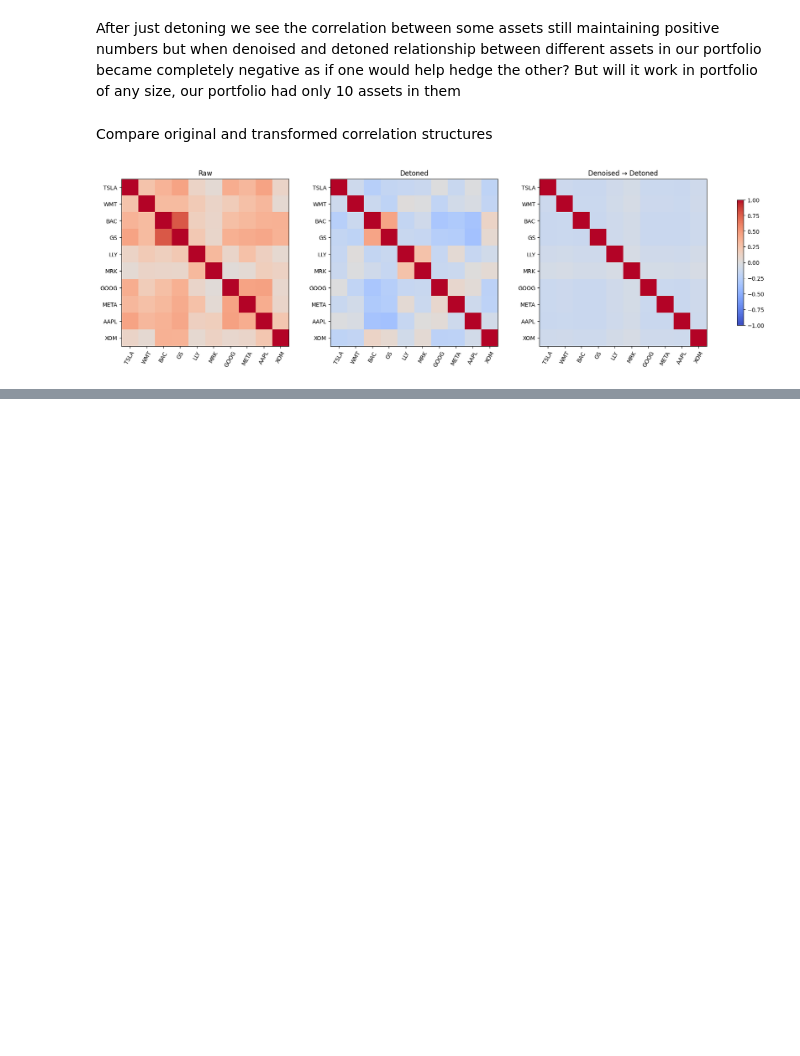
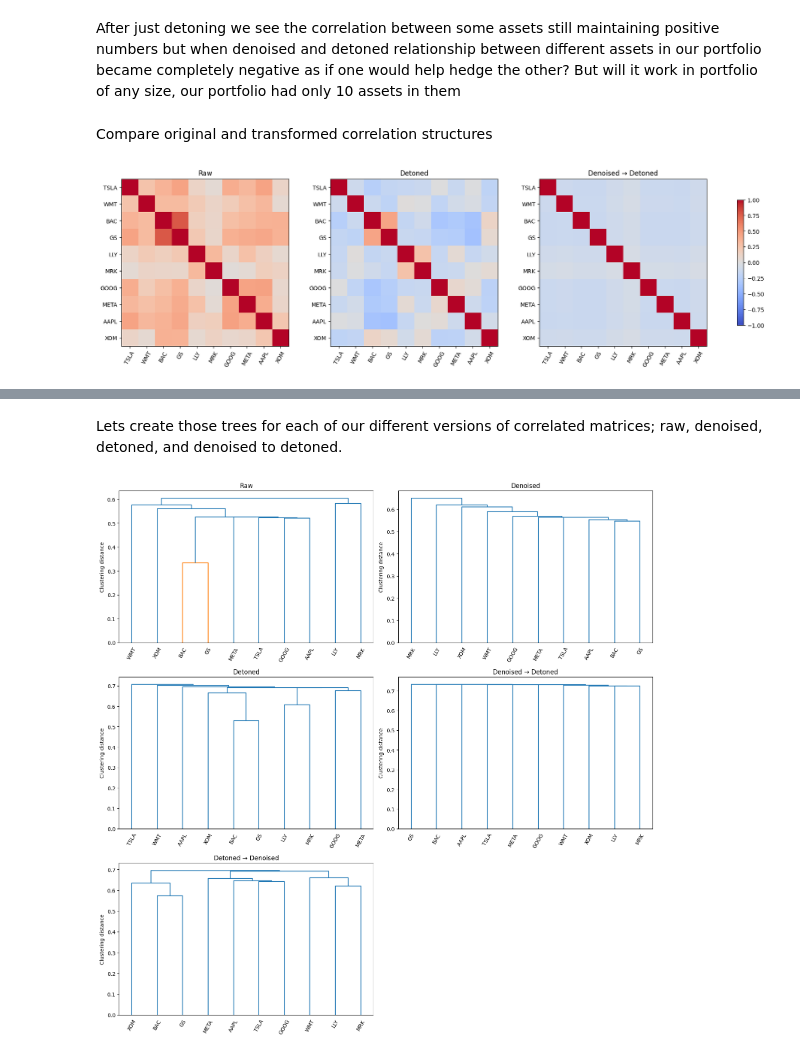
Before and after one commit to George7531/Portfolio_Management, a Jupyter notebook: Group_19296_MScFE_652_Portfolio_Management_Project_2.ipynb, the cells around one changed output, grey strips where cells are left out. Cells and saved outputs as stored; diff of their text form; code cells hidden in the pictures; blank space fills up the shorter version.

```diff
--- a/Group_19296_MScFE_652_Portfolio_Management_Project_2.ipynb
+++ b/Group_19296_MScFE_652_Portfolio_Management_Project_2.ipynb
@@ -648,0 +662,46 @@ They behave like completely different opposing entities after denoising and deto
+# %%
+def cluster_linkage(c):
+    distance = np.sqrt(np.maximum(0, (1 - c) / 2))
+    distance = (distance + distance.T) / 2
+    np.fill_diagonal(distance, 0)
+    condensed = squareform(distance, checks=True)
+    z = linkage(condensed, method='single')
+    order = leaves_list(z)
+    return z, order
+# %% [markdown]
+Lets create those trees for each of our different versions of correlated matrices; raw, denoised, detoned, and denoised to detoned.
+# %%
+cluster_matrices = {
+    'Raw': c_raw,
+    'Denoised': c_den,
+    'Detoned': c_tone,
+    'Denoised → Detoned': c_dt,
+    'Detoned → Denoised': c_td
+}
+
+fig, axes = plt.subplots(3, 2, figsize=(15, 15))
+axes = axes.flatten()
+
+cluster_orders = {}
+
+for i, (name, corr) in enumerate(cluster_matrices.items()):
+
+    z, order = cluster_linkage(corr)
+    cluster_orders[name] = [tickers[j] for j in order]
+
+    dendrogram(
+        z,
+        labels=tickers,
+        ax=axes[i],
+        leaf_rotation=60,
+        leaf_font_size=10
+    )
+
+    axes[i].set_title(name)
+    axes[i].set_ylabel('Clustering distance')
+
+axes[-1].axis('off')
+plt.tight_layout()
+plt.show()
+# %% [output]
+[figure, added]
```
Also changed, not shown: parts of 8 cells of this notebook.
